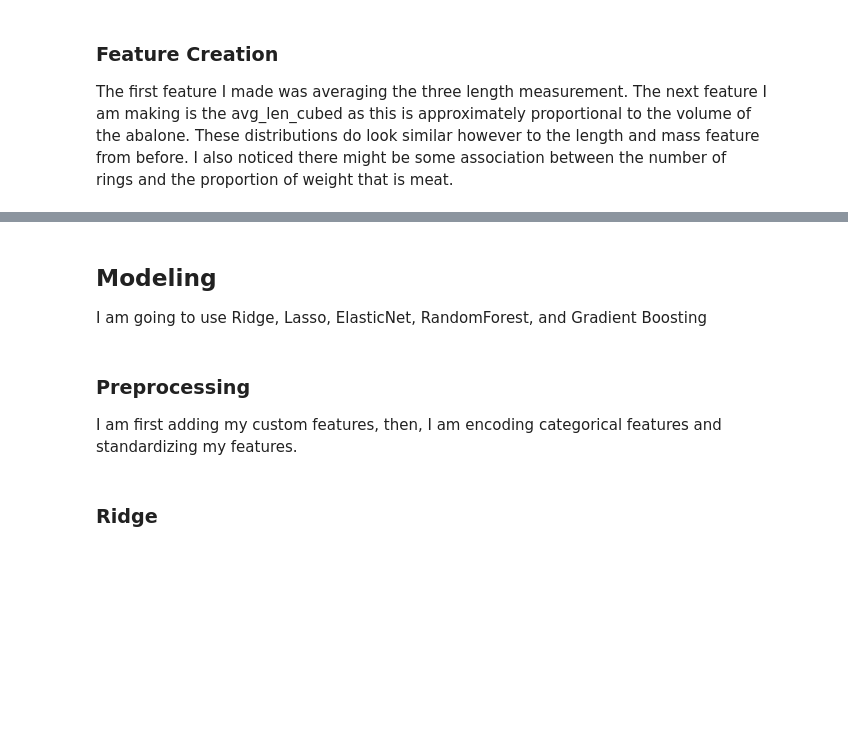
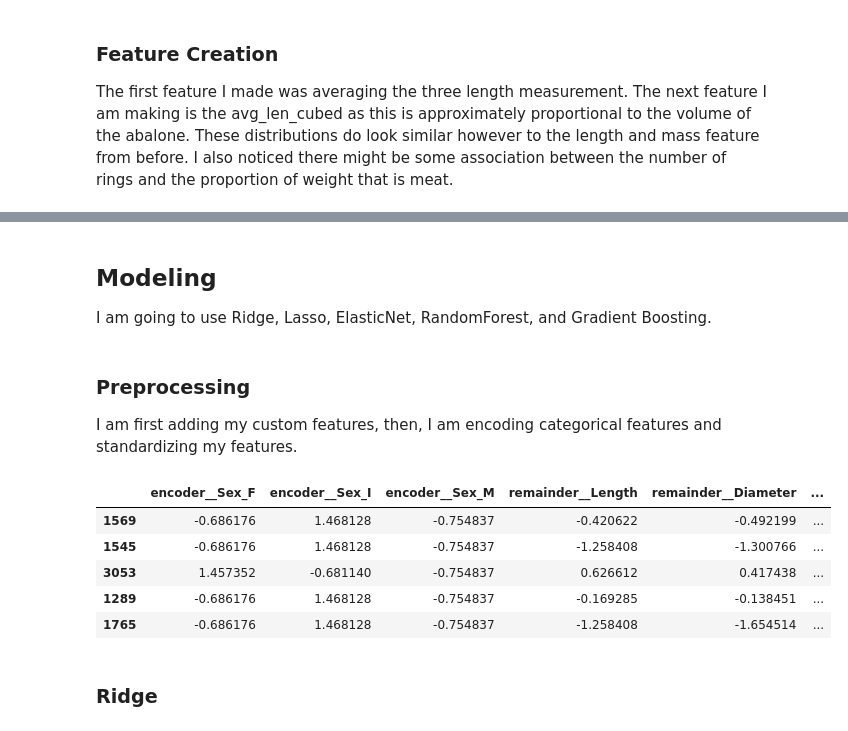
Before and after one commit to gclembo/abalone-age-regression, a Jupyter notebook: abalone_age.ipynb, the cells around one changed output, grey strips where cells are left out. Cells and saved outputs as stored; diff of their text form; code cells hidden in the pictures; blank space fills up the shorter version.

```diff
--- a/abalone_age.ipynb
+++ b/abalone_age.ipynb
@@ -174,27 +175,35 @@ sns.lmplot(
 # %% [markdown]
 ## Modeling
 
-I am going to use Ridge, Lasso, ElasticNet, RandomForest, and Gradient Boosting
+I am going to use Ridge, Lasso, ElasticNet, RandomForest, and Gradient Boosting.
 # %% [markdown]
 ### Preprocessing
 I am first adding my custom features, then, I am encoding categorical features and standardizing my features.
 # %%
 add_features = FunctionTransformer(create_features)
 scaler = StandardScaler()
 oh_encoder = OneHotEncoder(sparse_output=False)
 encoder = ColumnTransformer(transformers=[
     ("encoder", oh_encoder, ["Sex"])
 ], remainder="passthrough")
 
 pipeline = Pipeline(steps=[
     ("new features", add_features),
     ("One Hot Encoder", encoder),
     ("scale", scaler)
 ]).set_output(transform="pandas")
 
 
 X_train_scaled = pipeline.fit_transform(X_train)
 X_test_scaled = pipeline.transform(X_test)
+X_train_scaled.head()
+# %% [output]
+|  | encoder__Sex_F | encoder__Sex_I | encoder__Sex_M | remainder__Length | remainder__Diameter | ... |
+| 1569 | -0.686176 | 1.468128 | -0.754837 | -0.420622 | -0.492199 | ... |
+| 1545 | -0.686176 | 1.468128 | -0.754837 | -1.258408 | -1.300766 | ... |
+| 3053 | 1.457352 | -0.681140 | -0.754837 | 0.626612 | 0.417438 | ... |
+| 1289 | -0.686176 | 1.468128 | -0.754837 | -0.169285 | -0.138451 | ... |
+| 1765 | -0.686176 | 1.468128 | -0.754837 | -1.258408 | -1.654514 | ... |
 # %% [markdown]
 ### Ridge
 # %%
```
Also changed, not shown: parts of 8 cells of this notebook.
